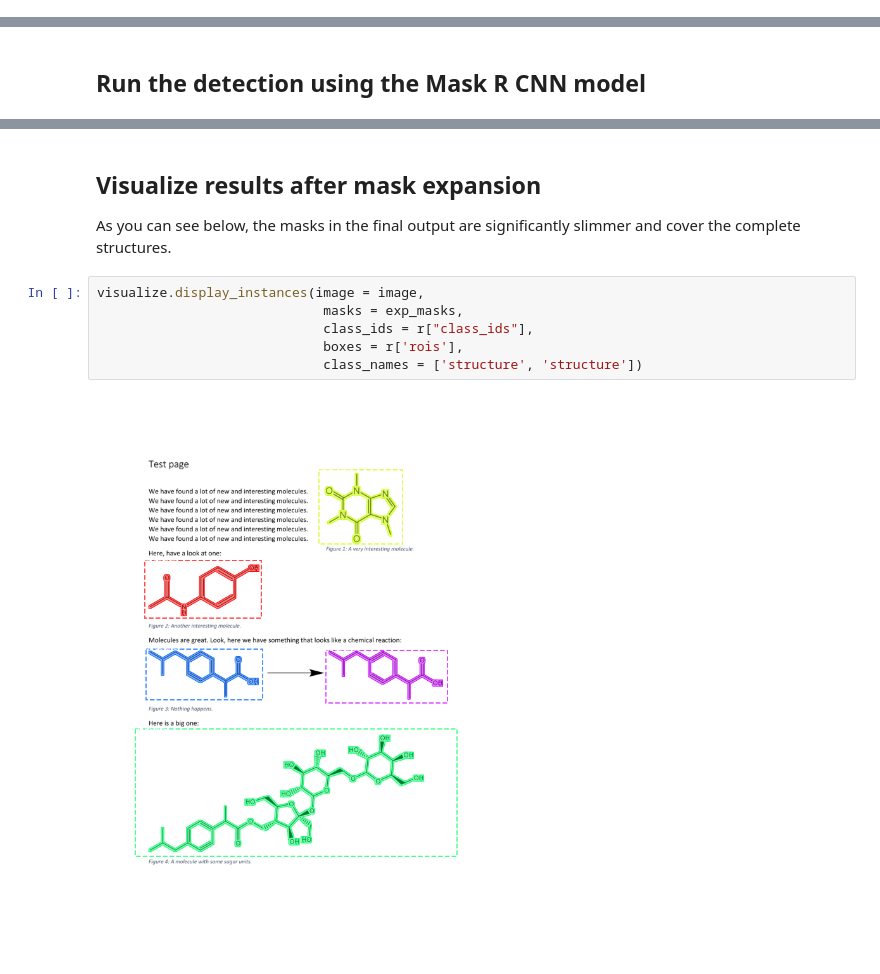
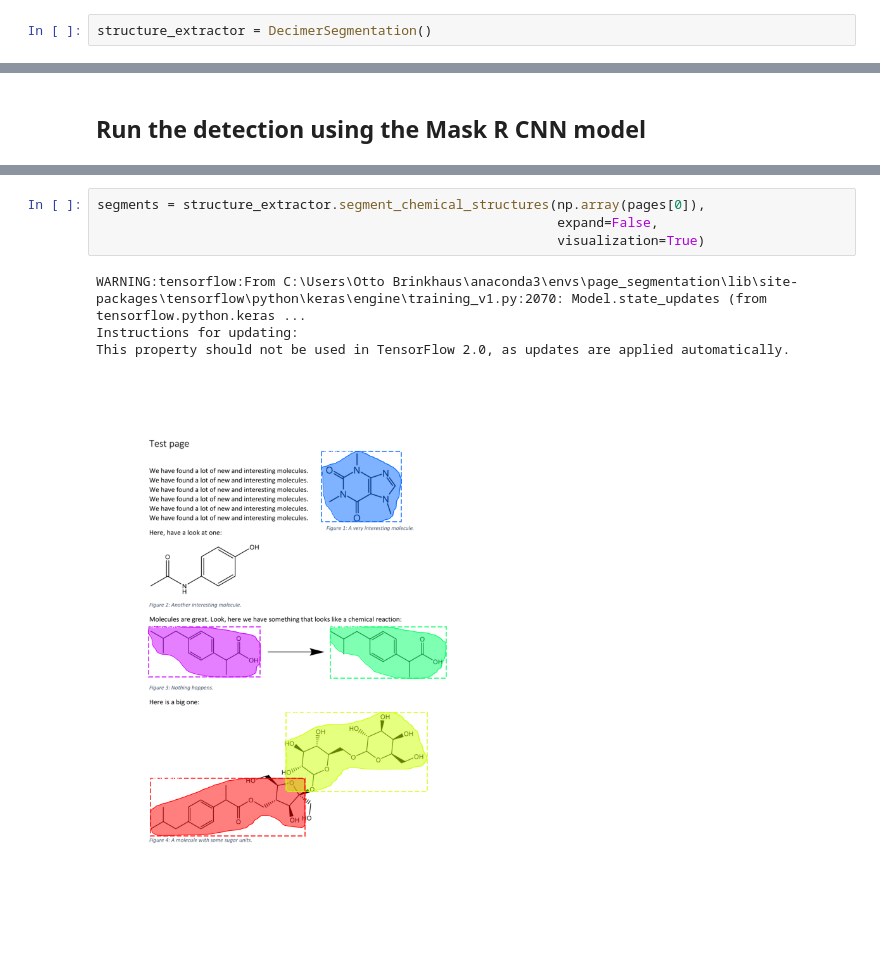
Before and after one commit to Kohulan/DECIMER-Image-Segmentation, a Jupyter notebook: DECIMER_Segmentation_notebook.ipynb, the cells around one changed output, grey strips where cells are left out. Drawn from its saved outputs; the diff is of its cells as text.

```diff
--- a/DECIMER_Segmentation_notebook.ipynb
+++ b/DECIMER_Segmentation_notebook.ipynb
@@ -21,0 +12,2 @@ Use fn_output_signature instead
+# %%
+structure_extractor = DecimerSegmentation()
@@ -70,11 +41,9 @@ exp_masks = complete_structure_mask(image, r['masks'], debug = True)
-# %% [markdown]
-## Visualize results after mask expansion
-As you can see below, the masks in the final output are significantly slimmer and cover the complete structures.
-# %%
-visualize.display_instances(image = image,
-                             masks = exp_masks,
-                             class_ids = r["class_ids"],
-                             boxes = r['rois'],
-                             class_names = ['structure', 'structure'])
-# %% [output]
-[figure, removed]
+# %%
+segments = structure_extractor.segment_chemical_structures(np.array(pages[0]),
+                                                           expand=False,
+                                                           visualization=True)
+# %% [output]
+WARNING:tensorflow:From C:\Users\Otto Brinkhaus\anaconda3\envs\page_segmentation\lib\site-packages\tensorflow\python\keras\engine\training_v1.py:2070: Model.state_updates (from tensorflow.python.keras ...
+Instructions for updating:
+This property should not be used in TensorFlow 2.0, as updates are applied automatically.
+[figure, added]
```
Also changed, not shown: parts of 15 cells of this notebook.
